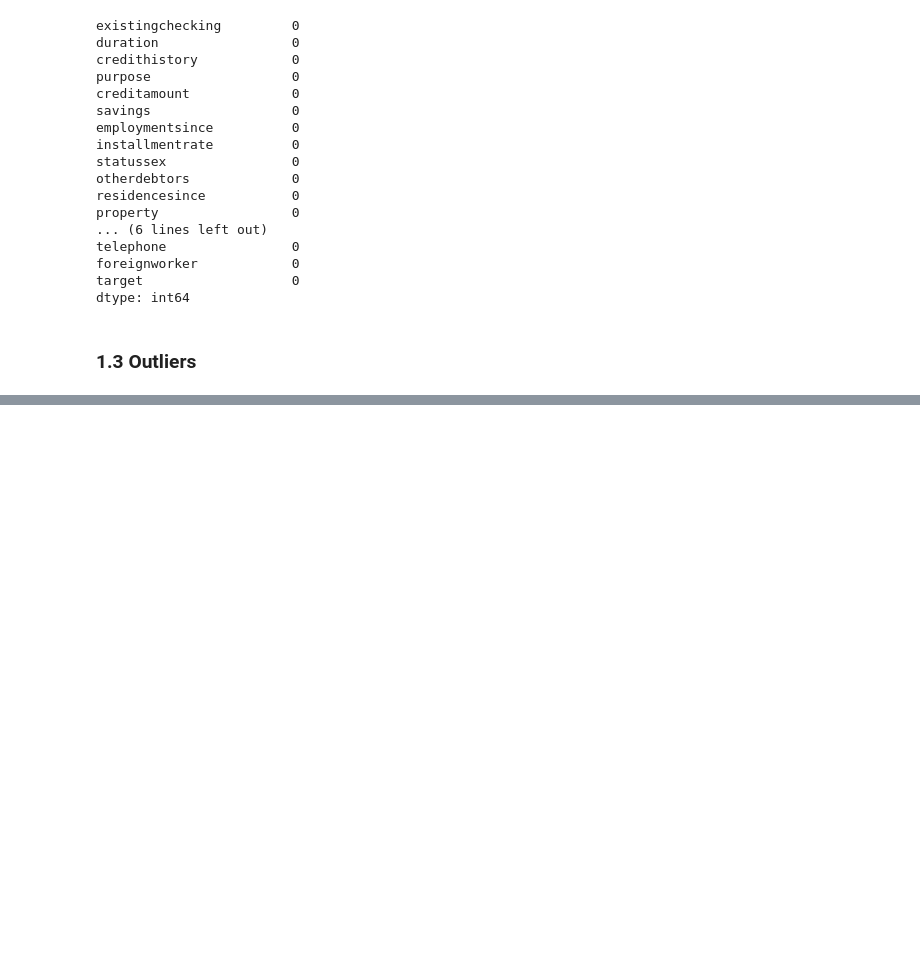
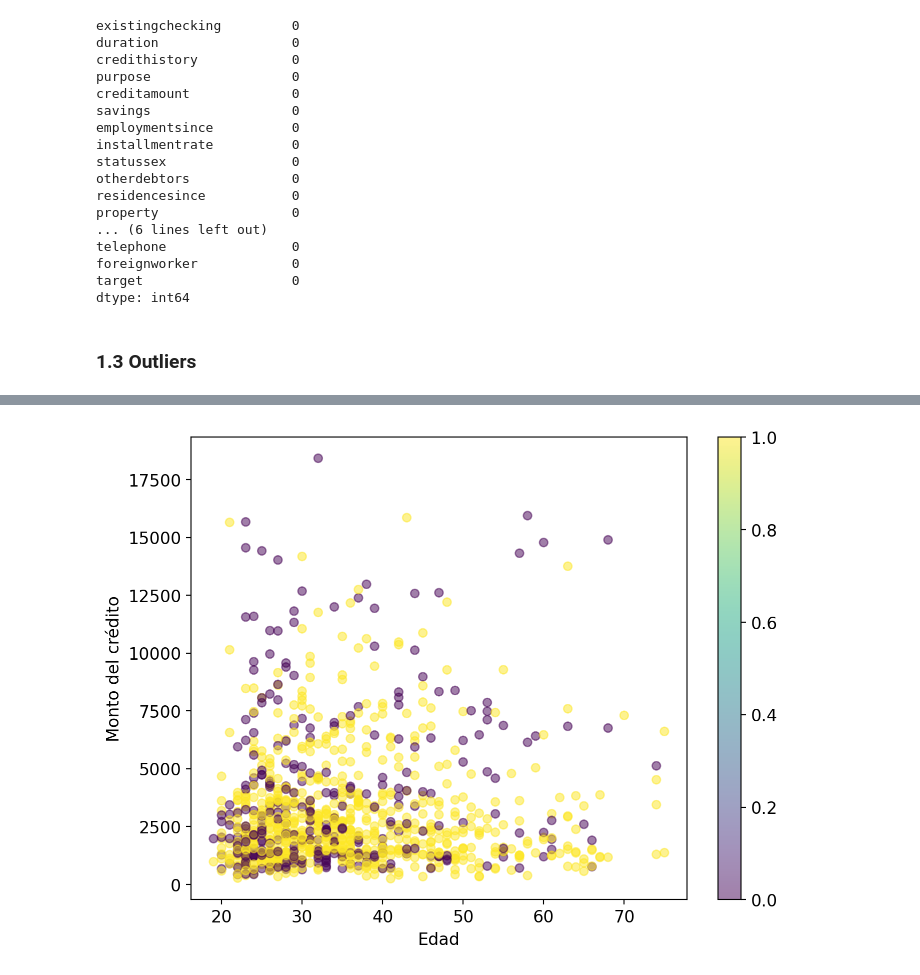
Before and after one commit to adelgado24/IA, a Jupyter notebook: primera_practica/TP_Aprendizaje_Supervisado.ipynb, the cells around one changed output, grey strips where cells are left out. Cells and saved outputs as stored; diff of their text form; code cells hidden in the pictures; blank space fills up the shorter version.

```diff
--- a/primera_practica/TP_Aprendizaje_Supervisado.ipynb
+++ b/primera_practica/TP_Aprendizaje_Supervisado.ipynb
@@ -326,0 +510,12 @@ df
+# %%
+import matplotlib.patches as mpatches
+
+plt.scatter(df_reemplazado['age'], df_reemplazado['creditamount'], c=df_reemplazado['target'], cmap='viridis', alpha=0.5)
+
+plt.colorbar()
+
+plt.xlabel('Edad')
+plt.ylabel('Monto del crédito')
+plt.show()
+# %% [output]
+[figure, added]
```
Also changed, not shown: parts of 7 cells of this notebook, 1 other file.
